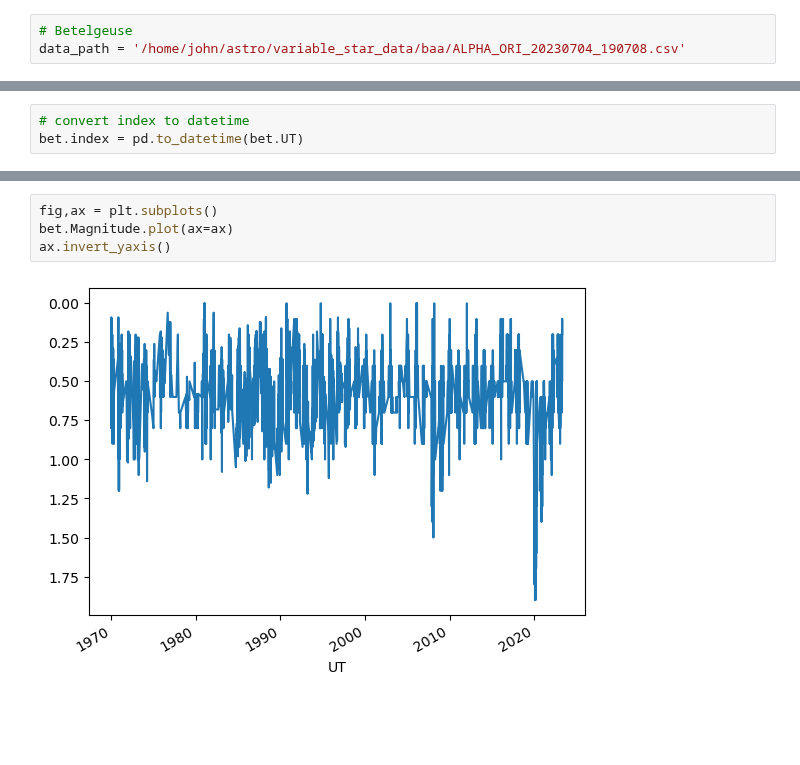
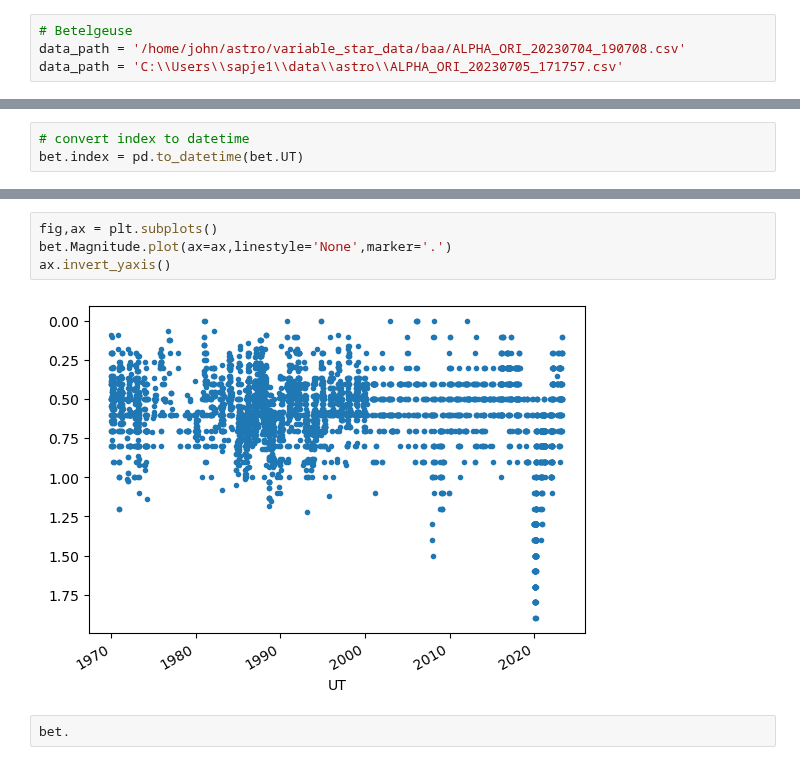
Before and after one commit to cjohnevans/Astro, a Jupyter notebook: load_baa_betelgeuse_pandas.ipynb, the cells around one changed output, grey strips where cells are left out. Saved outputs shown, nothing was run; the diff lists cells and outputs as text; blank space fills up the shorter version.

Commit message:
updated betelgeuse plot

```diff
--- a/load_baa_betelgeuse_pandas.ipynb
+++ b/load_baa_betelgeuse_pandas.ipynb
@@ -5,6 +5,7 @@ import matplotlib.pyplot as plt
 # %%
 # Betelgeuse
 data_path = '/home/john/astro/variable_star_data/baa/ALPHA_ORI_20230704_190708.csv'
+data_path = 'C:\\Users\\sapje1\\data\\astro\\ALPHA_ORI_20230705_171757.csv'
 # %%
 bet = pd.read_csv(data_path)
 # %%
@@ -70,7 +71,9 @@ bet.head()
 | 2023-04-15 19:49:00.000 | ALPHA ORI | 2.460050e+06 | 15 Apr 2023 19:49:00 | Equal | 0.1 | NaN | C Lloyd | ... |
 # %%
 fig,ax = plt.subplots()
-bet.Magnitude.plot(ax=ax)
+bet.Magnitude.plot(ax=ax,linestyle='None',marker='.')
 ax.invert_yaxis()
 # %% [output]
-[figure, old version]
+[figure, new version]
+# %%
+bet.
```
Also changed, not shown: parts of 2 cells of this notebook.
